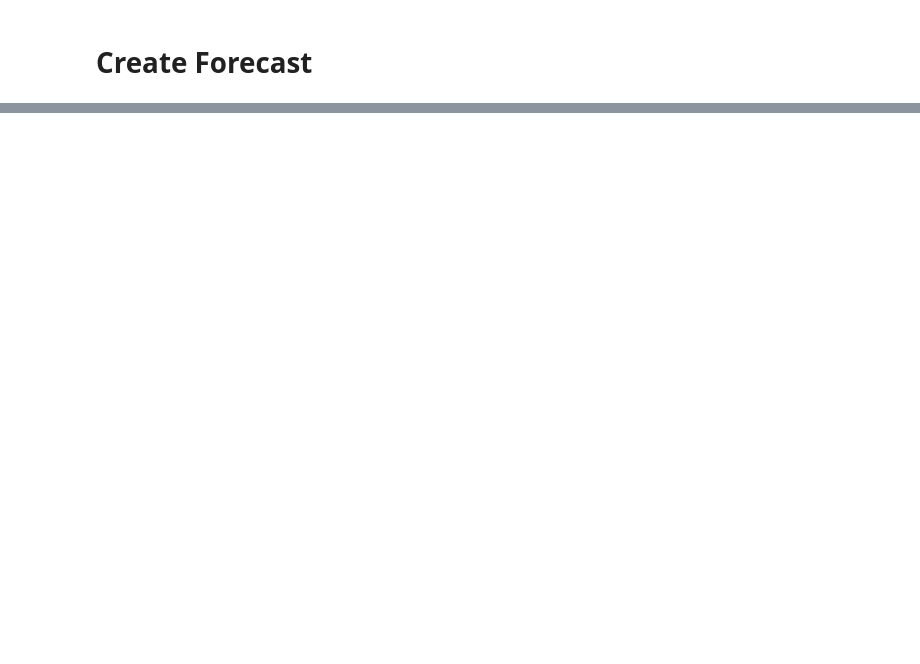
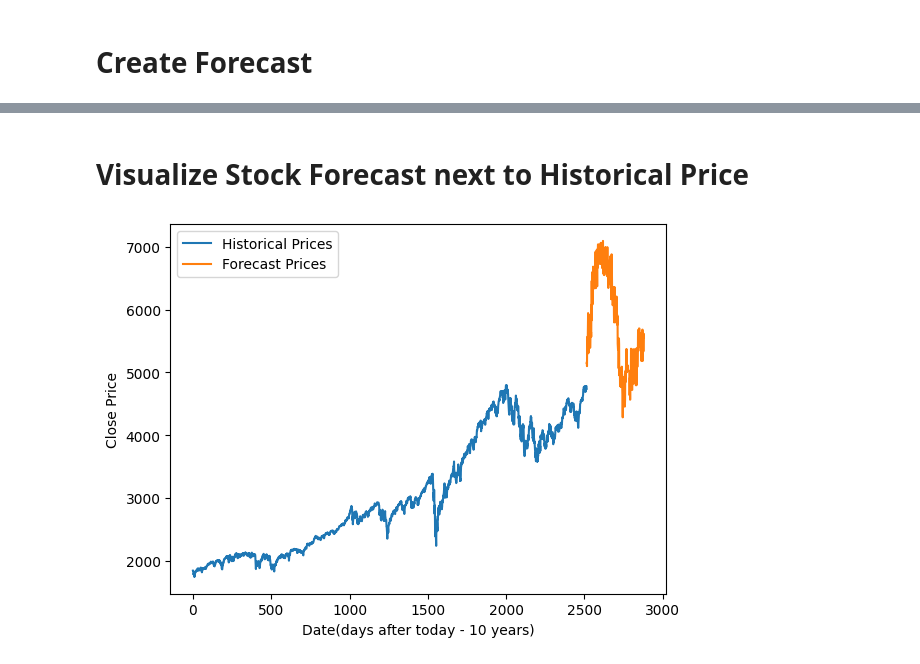
Before and after one commit to liamjdavis/Stock-Forecasters, a Jupyter notebook: LSTM.ipynb, the cells around one changed output, grey strips where cells are left out. Drawn from its saved outputs; the diff is of its cells as text; code cells hidden in the pictures; blank space fills up the shorter version.

```diff
--- a/LSTM.ipynb
+++ b/LSTM.ipynb
@@ -178,2 +178,23 @@ plt.show()
 # %% [markdown]
 # Create Forecast
+# %%
+# define forecast for 2 years
+forecast_days = 365 * 2
+
+# copy last lookback's prices
+forecast_prices = prices[-lookback:]
+
+# loop over every day in forecast period and forecast with model
+for i in range(forecast_days):
+    # Reshape the data to match the input shape of the model
+    forecast_prices = np.reshape(forecast_prices[-lookback:], (1, 1, lookback))
+
+    # Use the model to predict the next day's price
+    next_day_price = model.predict(forecast_prices)
+
+    # Inverse transform the scaled price back to the original range
+    next_day_price = scaler.inverse_transform(next_day_price)
+    print(next_day_price)
+
+    # Append the predicted price to the forecast_prices array
+    forecast_prices = np.append(forecast_prices, next_day_price)
@@ -179,0 +219,18 @@ plt.show()
+# %% [markdown]
+# Visualize Stock Forecast next to Historical Price
+# %%
+# plot historical prices
+plt.plot(scaler.inverse_transform(prices), label='Historical Prices')
+
+# set forecast price range and plot forecast prices
+forecast_range = range(len(prices)-1, len(prices)+len(forecast_prices)-1)
+plt.plot(forecast_range, forecast_prices, label='Forecast Prices')
+
+# add labels and legend
+plt.xlabel('Date(days after today - 10 years)')
+plt.ylabel('Close Price')
+plt.legend()
+
+plt.show()
+# %% [output]
+[figure, added]
```
Also changed, not shown: parts of 7 cells of this notebook.
